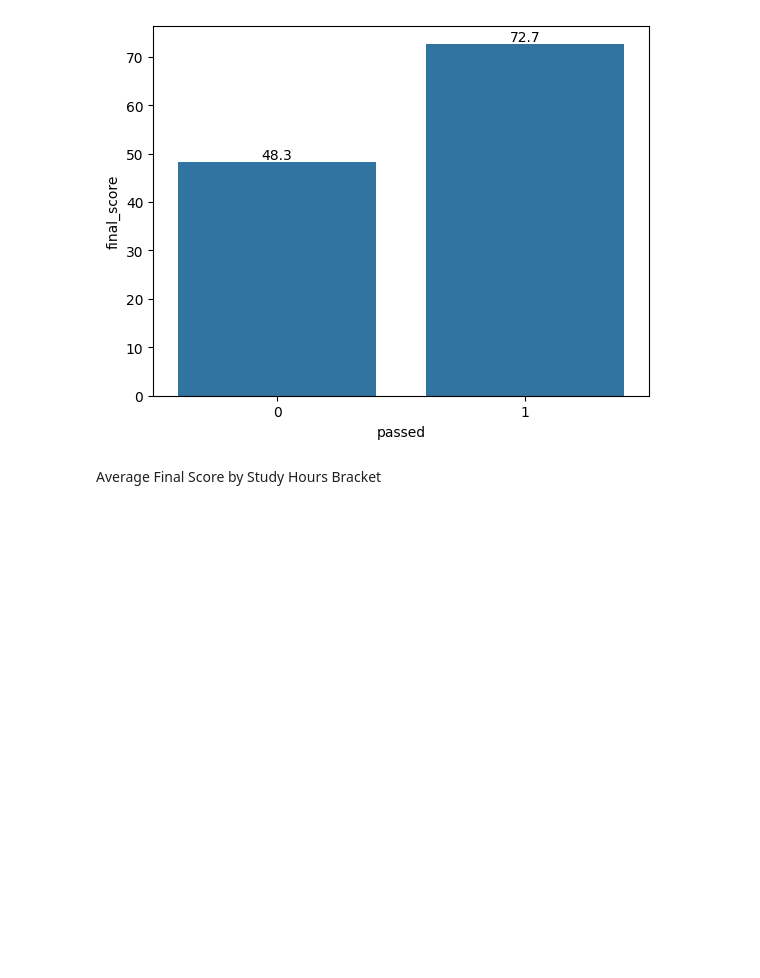
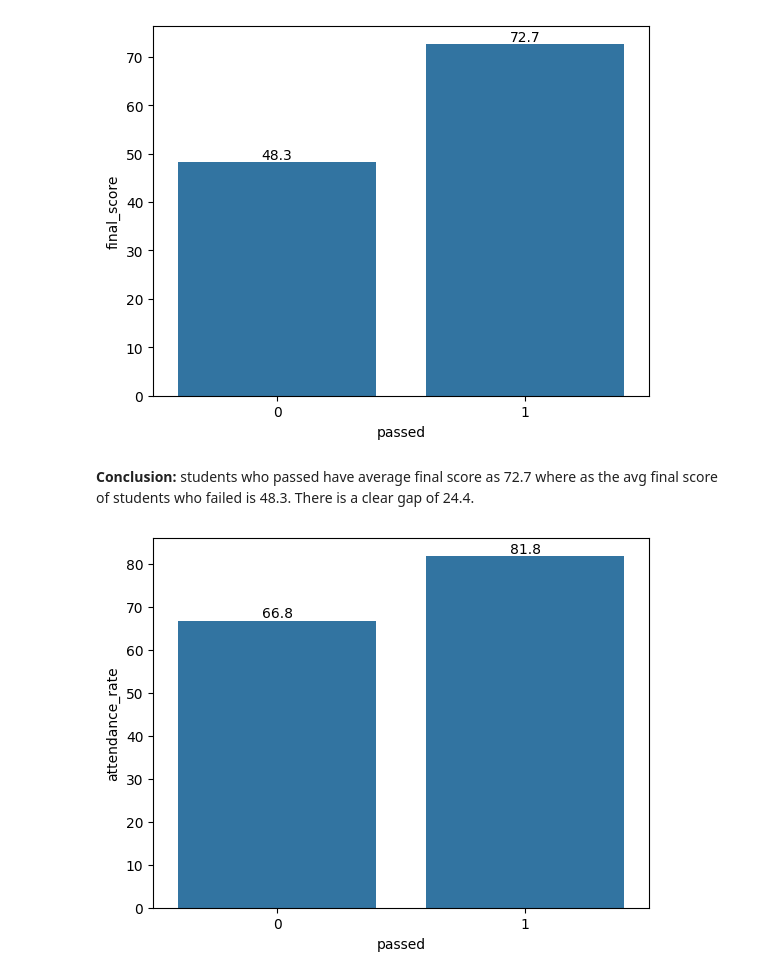
Before and after one commit to T1050/student-performance-predictor, a Jupyter notebook: student-performance-predictor.ipynb, the cells around one changed output. Cells and saved outputs as stored; diff of their text form; code cells hidden in the pictures; blank space fills up the shorter version.

```diff
--- a/student-performance-predictor.ipynb
+++ b/student-performance-predictor.ipynb
@@ -199,4 +199,11 @@ for bars in ax.containers:
 # %% [output]
 [figure]
-# %% [markdown]
-Average Final Score by Study Hours Bracket
+# %% [markdown]
+**Conclusion:** students who passed have average final score as 72.7 where as the avg final score of students who failed is 48.3. There is a clear gap of 24.4.
+# %%
+# Attendance Rate by Passed
+ax = sns.barplot(x='passed', y='attendance_rate', data=data, errorbar=None)
+for bars in ax.containers:
+  ax.bar_label(bars, fmt='%.1f')
+# %% [output]
+[figure, added]
```
Also changed, not shown: parts of 16 cells of this notebook.
